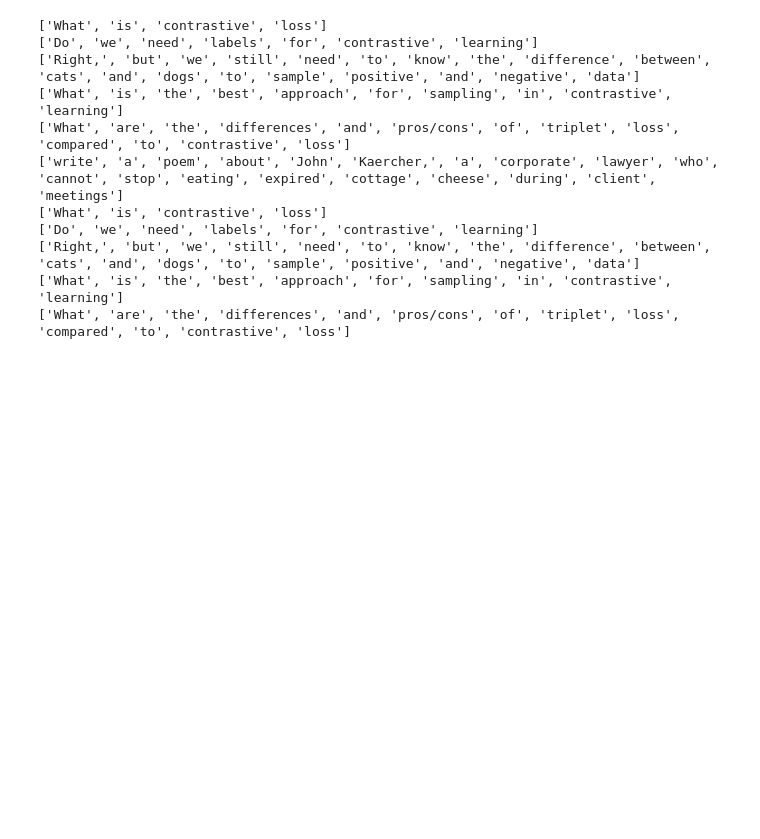
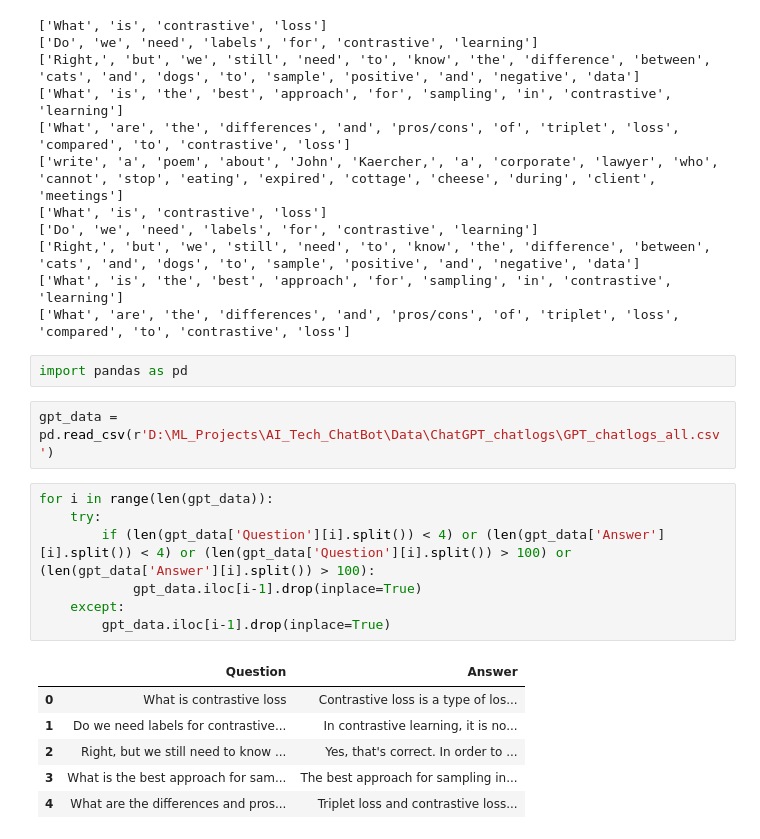
Before and after one commit to AnoopCA/LLM-From-Scratch-For-ChatBots-GPT2, a Jupyter notebook: Notebooks/Data_Preprocess.ipynb, the cells around one changed output. Saved outputs shown, nothing was run; the diff lists cells and outputs as text; blank space fills up the shorter version.

```diff
--- a/Notebooks/Data_Preprocess.ipynb
+++ b/Notebooks/Data_Preprocess.ipynb
@@ -269,3 +269,21 @@ for i in range(len(gpt_data)):
 ['Right,', 'but', 'we', 'still', 'need', 'to', 'know', 'the', 'difference', 'between', 'cats', 'and', 'dogs', 'to', 'sample', 'positive', 'and', 'negative', 'data']
 ['What', 'is', 'the', 'best', 'approach', 'for', 'sampling', 'in', 'contrastive', 'learning']
 ['What', 'are', 'the', 'differences', 'and', 'pros/cons', 'of', 'triplet', 'loss', 'compared', 'to', 'contrastive', 'loss']
+# %%
+import pandas as pd
+# %%
+gpt_data = pd.read_csv(r'D:\ML_Projects\AI_Tech_ChatBot\Data\ChatGPT_chatlogs\GPT_chatlogs_all.csv')
+# %%
+for i in range(len(gpt_data)):
+    try:
+        if (len(gpt_data['Question'][i].split()) < 4) or (len(gpt_data['Answer'][i].split()) < 4) or (len(gpt_data['Question'][i].split()) > 100) or (len(gpt_data['Answer'][i].split()) > 100):
+            gpt_data.iloc[i-1].drop(inplace=True)
+    except:
+        gpt_data.iloc[i-1].drop(inplace=True)
+# %% [output]
+|  | Question | Answer |
+| 0 | What is contrastive loss | Contrastive loss is a type of los... |
+| 1 | Do we need labels for contrastive... | In contrastive learning, it is no... |
+| 2 | Right, but we still need to know ... | Yes, that's correct. In order to ... |
+| 3 | What is the best approach for sam... | The best approach for sampling in... |
+| 4 | What are the differences and pros... | Triplet loss and contrastive loss... |
```
Also changed, not shown: parts of 2 cells of this notebook, 2 other files.
